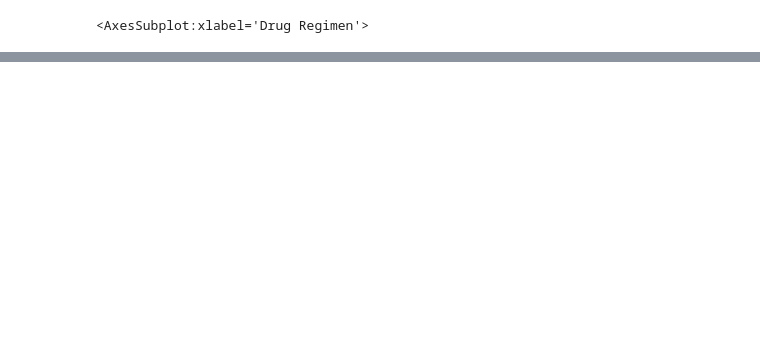
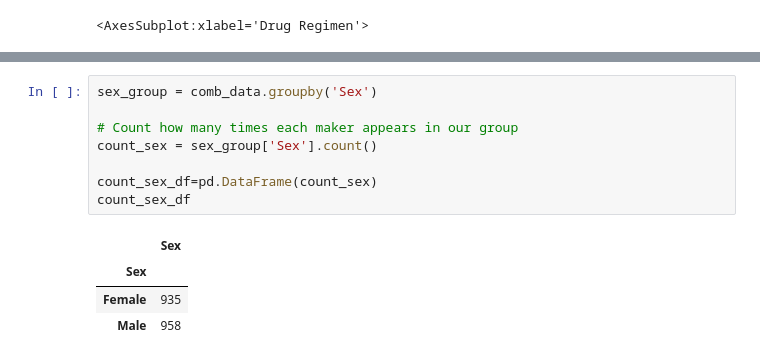
Before and after one commit to nfaber1/matplotlib-challenge, a Jupyter notebook: matplotlib-challenge-code.ipynb, the cells around one changed output, grey strips where cells are left out. Drawn from its saved outputs; the diff is of its cells as text; blank space fills up the shorter version.

```diff
--- a/matplotlib-challenge-code.ipynb
+++ b/matplotlib-challenge-code.ipynb
@@ -244,3 +244,16 @@ plt.tight_layout()
 # %% [output]
 [interactive output not drawn]
 [interactive output not drawn]
+# %%
+sex_group = comb_data.groupby('Sex')
+
+# Count how many times each maker appears in our group
+count_sex = sex_group['Sex'].count()
+
+count_sex_df=pd.DataFrame(count_sex)
+count_sex_df
+# %% [output]
+|  | Sex |
+| Sex |  |
+| Female | 935 |
+| Male | 958 |
```
Also changed, not shown: parts of 7 cells of this notebook.
